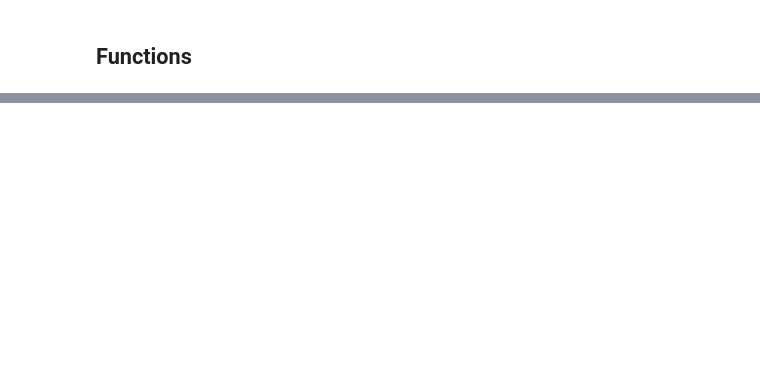
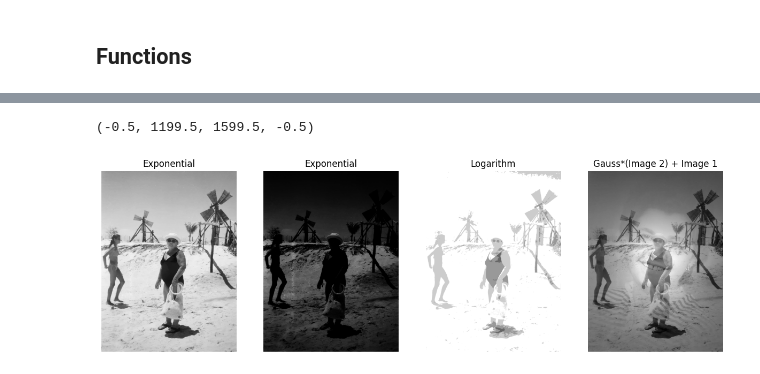
Before and after one commit to JoaoDell/Natural-Artificial-Vision, a Jupyter notebook: examples/basic_operations.ipynb, the cells around one changed output, grey strips where cells are left out. Saved outputs shown, nothing was run; the diff lists cells and outputs as text; code cells hidden in the pictures; blank space fills up the shorter version.

```diff
--- a/examples/basic_operations.ipynb
+++ b/examples/basic_operations.ipynb
@@ -124,0 +158,24 @@ plt.imshow(gaussian((150, 200), 50.0), cmap = "gray")
+# %%
+plt.figure(figsize=(15, 15))
+
+plt.subplot(141)
+plt.imshow(img, cmap = "gray")
+plt.title("Exponential")
+plt.axis("off")
+
+plt.subplot(142)
+plt.imshow(exp(normalize(img, 0.0, 10.0)), cmap = "gray")
+plt.title("Exponential")
+plt.axis("off")
+
+plt.subplot(143)
+plt.imshow(log(img), cmap = "gray")
+plt.title("Logarithm")
+plt.axis("off")
+plt.subplot(144)
+plt.imshow(gaussian(img.shape, 600.0)*img2 + img, cmap = "gray")
+plt.title("Gauss*(Image 2) + Image 1")
+plt.axis("off")
+# %% [output]
+(-0.5, 1199.5, 1599.5, -0.5)
+[figure, added]
```
Also changed, not shown: parts of 11 cells of this notebook, 1 other file.
